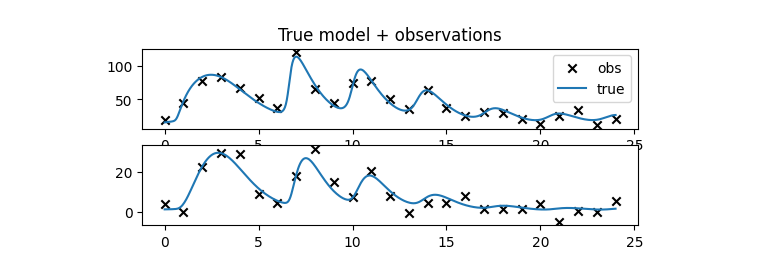
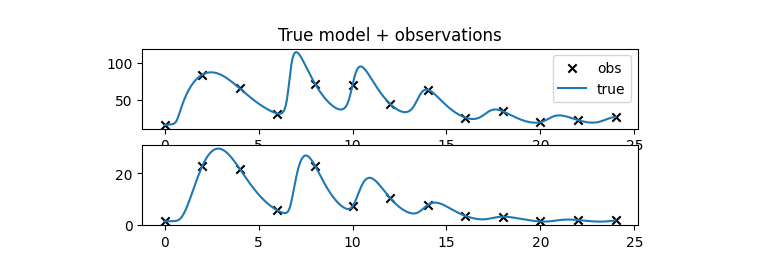
Before and after one commit to aayres22/ITIS_Analysis, a Jupyter notebook: OLS_Analysis.ipynb, the cells around one changed output. Cells and saved outputs as stored; diff of their text form; code cells hidden in the pictures.

```diff
--- a/OLS_Analysis.ipynb
+++ b/OLS_Analysis.ipynb
@@ -46,35 +46,35 @@ true_sol = odeint(ITIS, IC_2, tfinal, args = (param_log,), **ode_options)
 output_ids = [6, 7] # Neuroendocrine = ACTH + Cort
 #output_ids = [3, 6, 7] # TNF + ACTH + Cort
 # output_ids = [3,4,6,7] #TNF + IL10 + ACTH + Cort
 
 ##use generated sets instead
-with open('syntheticData\\TRUE_SOL11', 'rb') as f:
+with open('syntheticData\\TRUE_SOL12.pkl', 'rb') as f:
     results = pickle.load(f)
 y_data = results['y_data'].copy()
 t_data = results['t_data'].copy()
 
 plt.figure()
 plt.subplot(4,1,1)
 plt.scatter(t_data,y_data[:,0],marker='x',color='k',label='obs')
 plt.plot(tfinal,true_sol[:,output_ids[0]],label='true')
 plt.title('True model + observations')
 plt.legend()
 #
 plt.subplot(4,1,2)
 plt.scatter(t_data,y_data[:,1],marker='x',color='k')
 plt.plot(tfinal,true_sol[:,output_ids[1]])
 
 # plt.subplot(4,1,3)
 # plt.scatter(t_data,y_data[:,2],marker='x',color='k')
 # plt.plot(tfinal,true_sol[:,output_ids[2]])
 
 # plt.subplot(4,1,4)
 # plt.scatter(t_data,y_data[:,3],marker='x',color='k')
 # plt.plot(tfinal,true_sol[:,output_ids[3]])
 
 plt.show()
 # %% [output]
-[figure, old version]
+[figure, new version]
 # %%
 # Define which parameters will be updated
 
```
Also changed, not shown: parts of 4 cells of this notebook, 9 other files.
